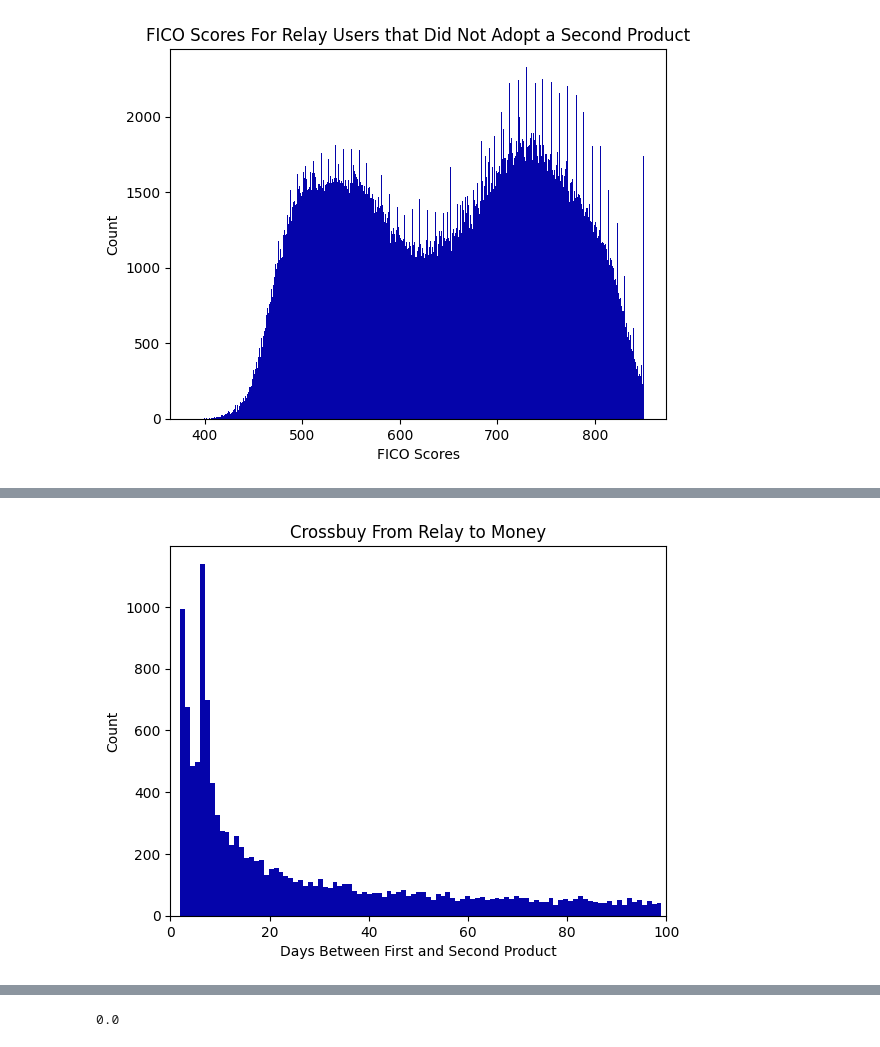
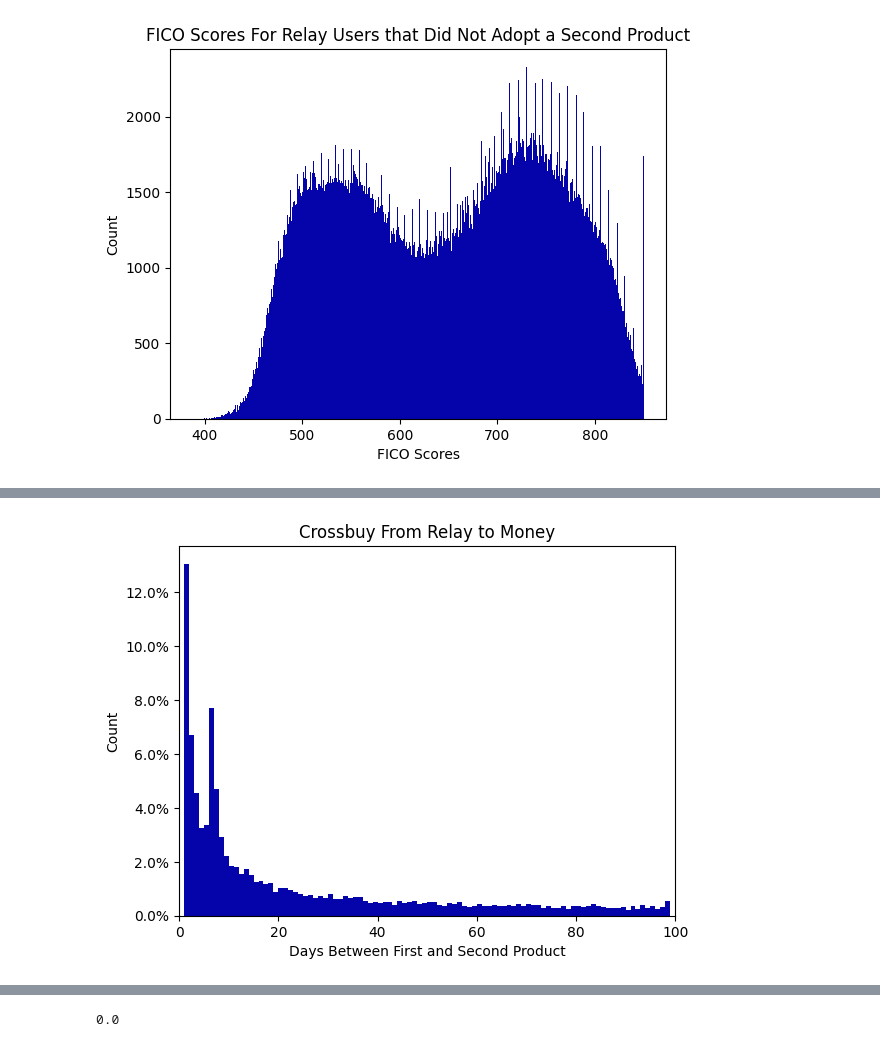
Before and after one commit to chasewes/DataSlayers, a Jupyter notebook: cant_code/individual_models.ipynb, the cells around one changed output, grey strips where cells are left out. Saved outputs shown, nothing was run; the diff lists cells and outputs as text; code cells hidden in the pictures.

```diff
--- a/cant_code/individual_models.ipynb
+++ b/cant_code/individual_models.ipynb
@@ -297,16 +362,29 @@ plt.show()
 # %%
-relay_money = xbuy[xbuy['first_product'] != 'relay']
+relay_money = xbuy[xbuy['first_product'] == 'relay']
 relay_money = relay_money[relay_money['second_product'] == 'money']
-relay_money = relay_money[(relay_money['xbuy_days'] > 1) & (relay_money['xbuy_days'] < 100)]
-plt.hist(x=relay_money['xbuy_days'], bins=98, color='#0504aa')
+relay_money = relay_money[(relay_money['xbuy_days'] > -1) & (relay_money['xbuy_days'] < 100)]
+plt.hist(x=relay_money['xbuy_days'], weights=np.ones(len(relay_money['xbuy_days'])) / len(relay_money['xbuy_days']), bins=98)
 plt.plot(axis='y')
 plt.title('Crossbuy From Relay to Money')
 plt.xlabel('Days Between First and Second Product')
 plt.ylabel('Count')
 plt.xlim(left=0, right=100)
+plt.gca().yaxis.set_major_formatter(PercentFormatter(1))
 plt.show()
-# %% [output]
-[figure, removed]
+# %%
+relay_money = xbuy[xbuy['first_product'] != 'relay']
+relay_money = relay_money[relay_money['second_product'] == 'money']
+relay_money = relay_money[(relay_money['xbuy_days'] > -1) & (relay_money['xbuy_days'] < 100)]
+plt.hist(x=relay_money['xbuy_days'], weights=np.ones(len(relay_money['xbuy_days'])) / len(relay_money['xbuy_days']), bins=98)
+plt.plot(axis='y')
+plt.title('Crossbuy From Non-Relay to Money')
+plt.xlabel('Days Between First and Second Product')
+plt.ylabel('Count')
+plt.xlim(left=0, right=100)
+plt.gca().yaxis.set_major_formatter(PercentFormatter(1))
+plt.show()
+# %% [output]
+[figure, added]
 # %%
 relay_credit = xbuy[xbuy['first_product'] == 'relay']
 relay_credit = relay_credit[relay_credit['second_product'] == 'credit']
```
Also changed, not shown: parts of 20 cells of this notebook.
